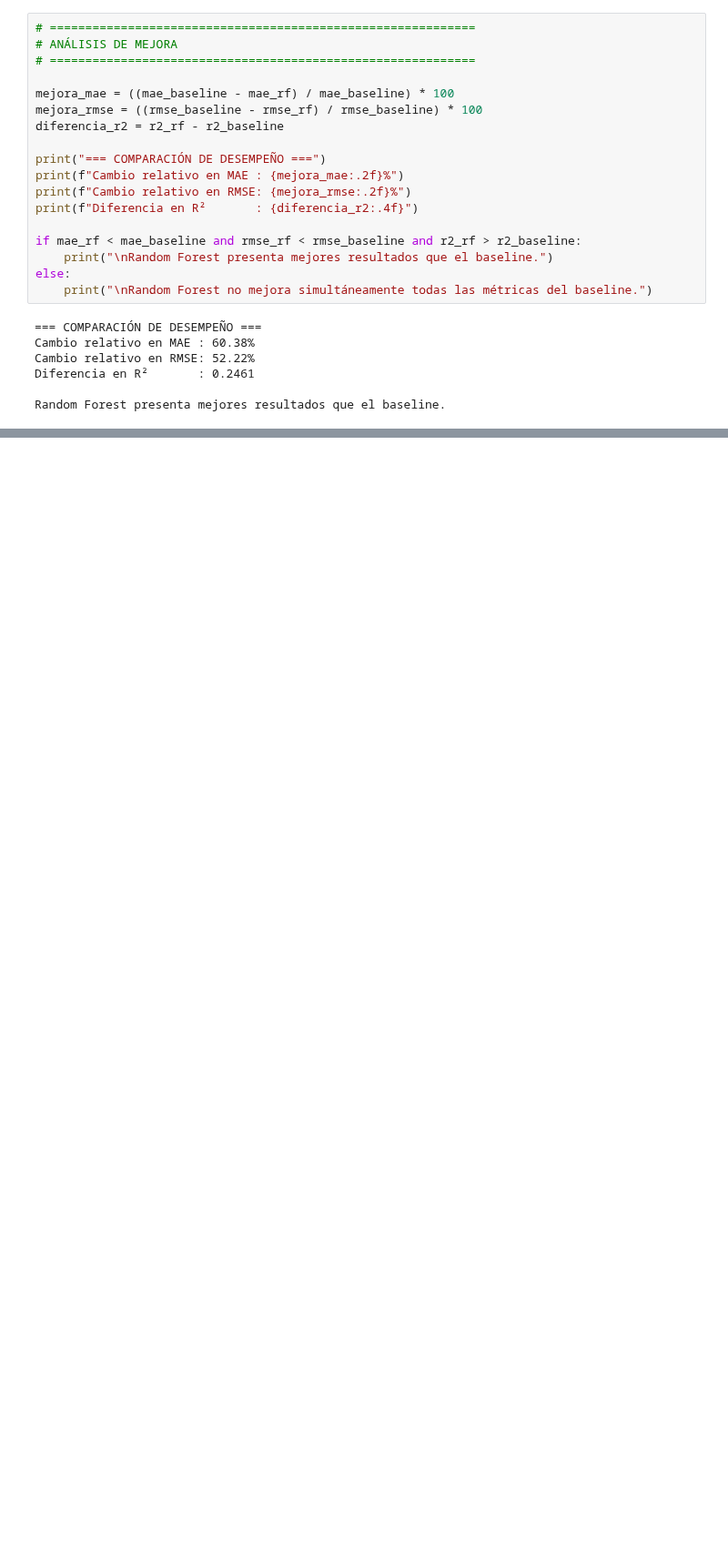
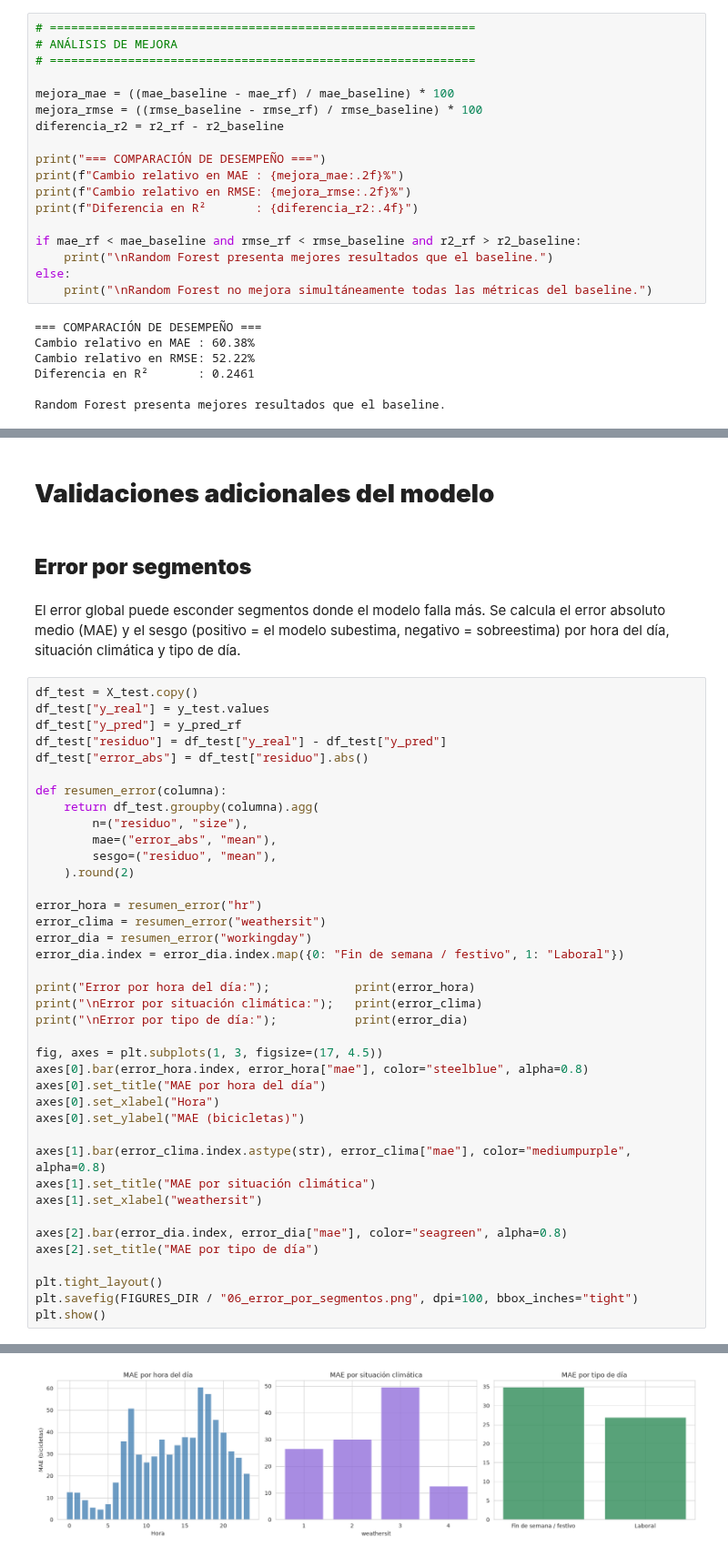
Before and after one commit to santije23/modelos1-price-prediction, a Jupyter notebook: fase-1/notebooks/01_modelo_predictivo.ipynb, the cells around one changed output, grey strips where cells are left out. Shown at 91% size. Saved outputs shown, nothing was run; the diff lists cells and outputs as text; blank space fills up the shorter version.

```diff
--- a/fase-1/notebooks/01_modelo_predictivo.ipynb
+++ b/fase-1/notebooks/01_modelo_predictivo.ipynb
@@ -631,0 +753,46 @@ Al comparar estos resultados con el modelo Ridge utilizado como baseline, se obs
+# %% [markdown]
+# **Validaciones adicionales del modelo**
+# %% [markdown]
+## **Error por segmentos**
+# %% [markdown]
+El error global puede esconder segmentos donde el modelo falla más. Se calcula el error absoluto medio (MAE) y el sesgo (positivo = el modelo subestima, negativo = sobreestima) por hora del día, situación climática y tipo de día.
+# %%
+df_test = X_test.copy()
+df_test["y_real"] = y_test.values
+df_test["y_pred"] = y_pred_rf
+df_test["residuo"] = df_test["y_real"] - df_test["y_pred"]
+df_test["error_abs"] = df_test["residuo"].abs()
+
+def resumen_error(columna):
+    return df_test.groupby(columna).agg(
+        n=("residuo", "size"),
+        mae=("error_abs", "mean"),
+        sesgo=("residuo", "mean"),
+    ).round(2)
+
+error_hora = resumen_error("hr")
+error_clima = resumen_error("weathersit")
+error_dia = resumen_error("workingday")
+error_dia.index = error_dia.index.map({0: "Fin de semana / festivo", 1: "Laboral"})
+
+print("Error por hora del día:");            print(error_hora)
+print("\nError por situación climática:");   print(error_clima)
+print("\nError por tipo de día:");           print(error_dia)
+
+fig, axes = plt.subplots(1, 3, figsize=(17, 4.5))
+axes[0].bar(error_hora.index, error_hora["mae"], color="steelblue", alpha=0.8)
+axes[0].set_title("MAE por hora del día")
+axes[0].set_xlabel("Hora")
+axes[0].set_ylabel("MAE (bicicletas)")
+
+axes[1].bar(error_clima.index.astype(str), error_clima["mae"], color="mediumpurple", alpha=0.8)
+axes[1].set_title("MAE por situación climática")
+axes[1].set_xlabel("weathersit")
+
+axes[2].bar(error_dia.index, error_dia["mae"], color="seagreen", alpha=0.8)
+axes[2].set_title("MAE por tipo de día")
+
+plt.tight_layout()
+plt.savefig(FIGURES_DIR / "06_error_por_segmentos.png", dpi=100, bbox_inches="tight")
+plt.show()
+# %% [output]
@@ -631,0 +816 @@ Al comparar estos resultados con el modelo Ridge utilizado como baseline, se obs
+[figure, added]
```
Also changed, not shown: parts of 72 cells of this notebook, 9 other files.
